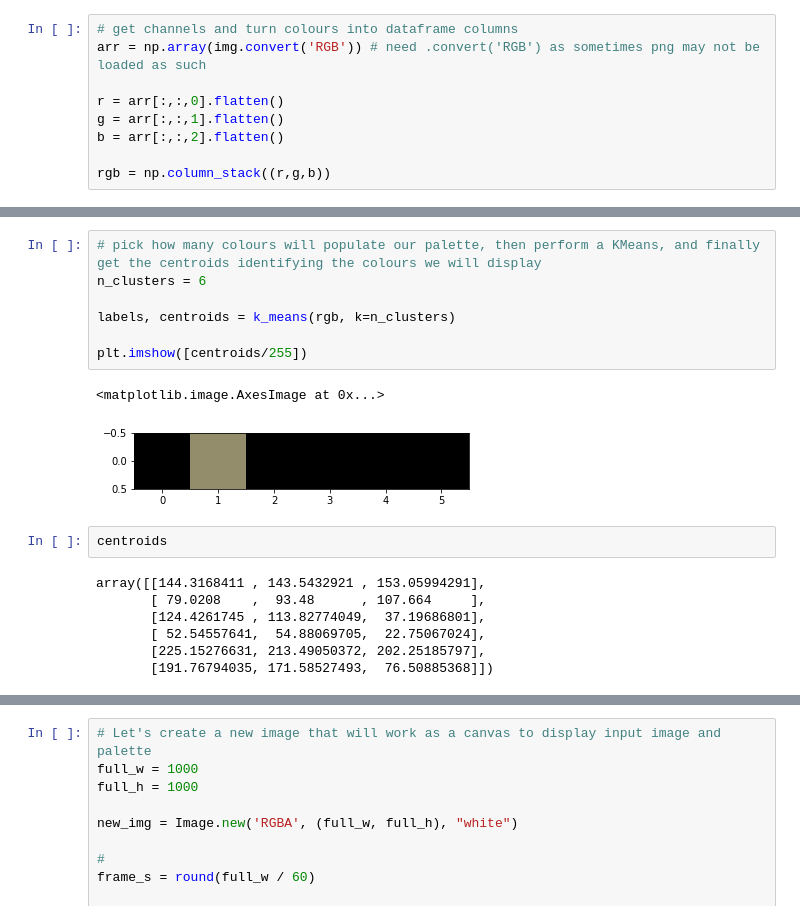
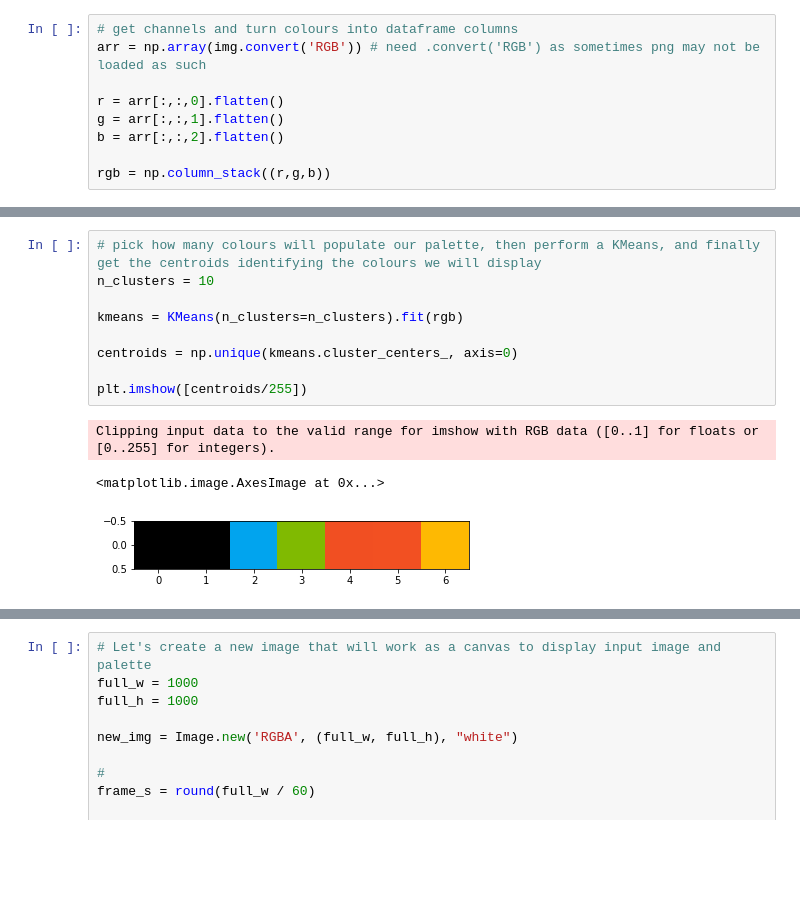
Before and after one commit to pguarnieri/get-palette-app, a Jupyter notebook: examples/get_palette_stepbystep.ipynb, the cells around one changed output, grey strips where cells are left out. Drawn from its saved outputs; the diff is of its cells as text; blank space fills up the shorter version.

```diff
--- a/examples/get_palette_stepbystep.ipynb
+++ b/examples/get_palette_stepbystep.ipynb
@@ -107,19 +67,13 @@ def kmeans(data, k=3, normalize=False, limit=500):
 # %%
 # pick how many colours will populate our palette, then perform a KMeans, and finally get the centroids identifying the colours we will display
-n_clusters = 6
+n_clusters = 10
 
-labels, centroids = k_means(rgb, k=n_clusters)
+kmeans = KMeans(n_clusters=n_clusters).fit(rgb)
+
+centroids = np.unique(kmeans.cluster_centers_, axis=0)
 
 plt.imshow([centroids/255])
 # %% [output]
-<matplotlib.image.AxesImage at 0x...>
+Clipping input data to the valid range for imshow with RGB data ([0..1] for floats or [0..255] for integers).
+<matplotlib.image.AxesImage at 0x...>
-[figure, old version]
+[figure, new version]
-# %%
-centroids
-# %% [output]
-array([[144.3168411 , 143.5432921 , 153.05994291],
-       [ 79.0208    ,  93.48      , 107.664     ],
-       [124.4261745 , 113.82774049,  37.19686801],
-       [ 52.54557641,  54.88069705,  22.75067024],
-       [225.15276631, 213.49050372, 202.25185797],
-       [191.76794035, 171.58527493,  76.50885368]])
```
Also changed, not shown: parts of 5 cells of this notebook.
